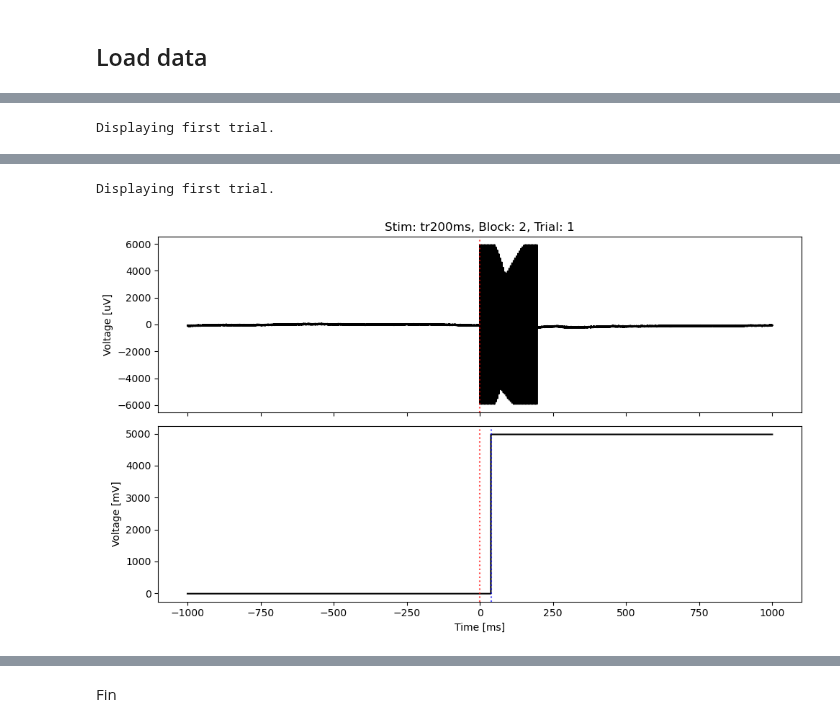
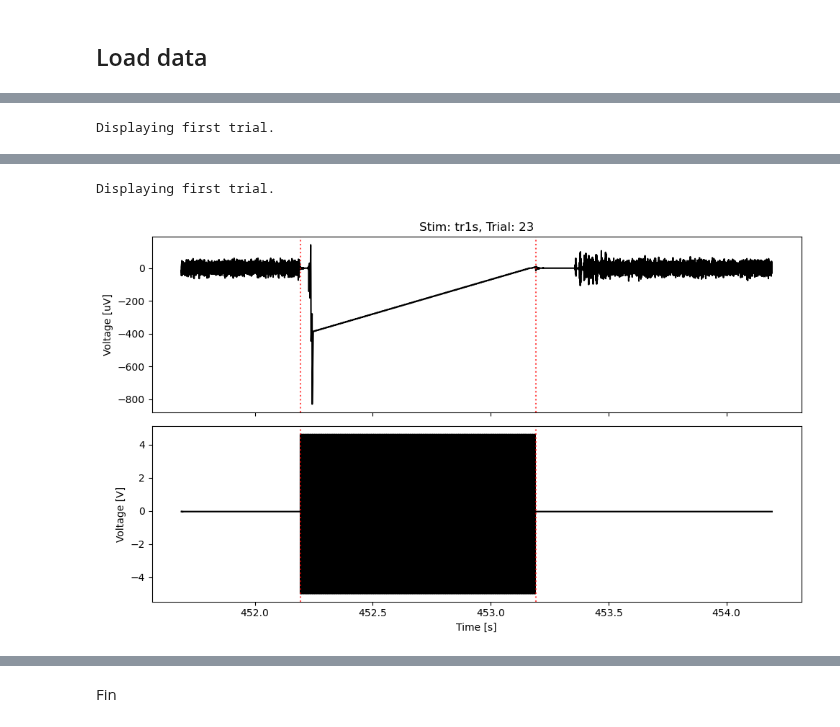
Before and after one commit to bladedcharleco/Npx_Analysis_Tools, a Jupyter notebook: ttl_sanity_check.ipynb, the cells around one changed output, grey strips where cells are left out. Cells and saved outputs as stored; diff of their text form; code cells hidden in the pictures.

Commit message:
added sanity check to confirm ttl times

```diff
--- a/ttl_sanity_check.ipynb
+++ b/ttl_sanity_check.ipynb
@@ -65,59 +150,73 @@ ttl_times_df = pd.read_csv(ttl_times_file)
 # %%
-# Define Npx and Obx chans to plot
-npx_chans = [50]
-obx_chans = [4]
-
-# Define saving folder, check if it exists
-save_folder = rf"M:\StimDM\M296\M296_3_g0\M296_3_g0_imec0\catgt_M296_3_g0"
-save_folder = os.path.join(save_folder, "stim_ttl_check")
-os.makedirs(save_folder, exist_ok=True)
+if save_folder is not None:
+    # Create saving_folder name, and check if save_folder exists, if not, create
+    save_folder = Path(save_folder, f"stim_ttl_check_{ttl_type}_{npx_data_type}")
+    os.makedirs(save_folder, exist_ok=True)
 # %%
-# Define correction factors
-correct_dict = {'tr100ms':33, 'tr200ms':40, 'tr400ms':49, 'tr600ms':57, 'tr800ms':66, 'tr1s':76, 'tr2s':86, 'tr4s':94, 'tr150ms':102, }
+# Define correction factors - write minus if subtraction
+correct_times = False
+correct_dict = {'tr100ms':-33, 'tr200ms':-40, 'tr400ms':-49, 'tr600ms':-57, 'tr800ms':-66, 'tr1s':-76, 'tr2s':-86, 'tr4s':-94, 'tr150ms':-102}
 # %%
-# Plot in a loop
+# Plot obx, npx traces in a loop
 seen_labels = set() # Initialize a set to track which labels have been displayed
-for row in ttl_times_df.itertuples(index=True):
-    # Set start and end times according to ttl pulse times
-    current_ttl_onset = row.s_timesP
-    tst = current_ttl_onset - 1
-    tnd = current_ttl_onset + 1
-    # Load Npx data snippet
-    npx_snippet, npt_snippet = load_ch_excerpt(npx_full_path, tStart=tst,
-                                                 tEnd = tnd, chanList = npx_chans);
-    # Load Obx data snippet
-    obx_snippet, obt_snippet = load_ch_excerpt(obx_full_path, tStart=tst,
-                                                 tEnd = tnd, chanList = obx_chans);
+for row in ttl_times_df.itertuples():
+    # Get current trace and time
+    obx_trace = row.obx_traces
+    npx_trace = row.npx_traces
 
-    # Convert absolute time to -1, +1 (onset = 0)
-    rel_npt = npt_snippet - current_ttl_onset
-    rel_obt = obt_snippet - current_ttl_onset
+    if zero_time:
+        obx_times = row.obx_time_za
+        npx_times = row.npx_time_za
+        x_time_label = "Time [ms]"
+        x_scalef = 1000
+    else:
+        obx_times = row.obx_trace_times
+        npx_times = row.npx_trace_times
+        x_time_label = "Time [s]"
+        x_scalef = 1
 
-    # Plot current snippet
+    # Get zero_time
+    obx_zero_shift_idx = int(np.abs(pre_win) * obx_SampRate) # Find sample where time = 0
+    obx_zero_onset = obx_times[obx_zero_shift_idx]
+    obx_zero_offset = obx_zero_onset + row.stim_dur
+    npx_zero_shift_idx = int(np.abs(pre_win) * npx_SampRate) # Find sample where time = 0
+    npx_zero_onset = npx_times[npx_zero_shift_idx]
+    npx_zero_offset = npx_zero_onset + row.stim_dur
+
+
+    # Start figure
     fig, ax = plt.subplots(2, 1, figsize=(10, 6), sharex=True)
-    ax[0].plot(rel_npt * 1000, npx_snippet[0, :], color='black')
+
+    # Plot current npx trace
+    ax[0].plot(npx_times * x_scalef, npx_trace, color='black')
     ax[0].set_ylabel("Voltage [uV]")
-    ax[0].set_title(f"Stim: {row.s_names}, Block: {row.block}, Trial: {row.trial}")
+    t_index = row.trial if hasattr(row, 'trial') else row.Index
+    ax[0].set_title(f"Stim: {row.s_names}, Trial: {t_index}")
 
-    # Plot onset
-    ax[0].axvline(x=0, color='red', linestyle=':', alpha=0.7)
+    # Plot onset/offset in npx trace
+    ax[0].axvline(x=npx_zero_onset, color='red', linestyle=':', alpha=0.7)
+    ax[0].axvline(x=npx_zero_offset, color='red', linestyle=':', alpha=0.7)
 
-    ax[1].plot(rel_obt * 1000, obx_snippet[0, :], color='black')
-    ax[1].set_xlabel("Time [ms]")
-    ax[1].set_ylabel("Voltage [mV]")
+    # Plot current event trace (obx)
+    ax[1].plot(obx_times * x_scalef, obx_trace, color='black')
+    ax[1].set_xlabel(x_time_label)
+    ax[1].set_ylabel("Voltage [V]")
 
-    # Plot onset
-    ax[1].axvline(x=0, color='red', linestyle=':', alpha=0.7)
+    # Plot onset/offset in event trace (obx)
+    ax[1].axvline(x=obx_zero_onset, color='red', linestyle=':', alpha=0.7)
+    ax[1].axvline(x=obx_zero_offset, color='red', linestyle=':', alpha=0.7)
 
-    # Plot onset of artifact in npx
-    current_correctf = correct_dict[row.s_names]
-    ax[1].axvline(x=current_correctf, color='blue', linestyle=':', alpha=0.7)
+    # Plot corrected onset in npx
+    if correct_times:
+        current_correctf = correct_dict[row.s_names]
+        corr_onset = obx_zero_onset + current_correctf
+        ax[1].axvline(x=corr_onset, color='blue', linestyle=':', alpha=0.7)
     #ax[1].set_xticks([-1, 0, 1])
 
     plt.tight_layout()
 
     # Save every plot to your save_folder
-    save_name = os.path.join(save_folder, f"ttl_align_pulse_{row.s_names}_{row.block}_{row.trial}.png")
+    save_name = Path(save_folder, f"ttl_aligned_pulse_{row.s_names}_{t_index}.png")
     fig.savefig(save_name)
 
     # Display only the first example for each stim type
@@ -125,6 +224,7 @@ for row in ttl_times_df.itertuples(index=True):
         print("Displaying first trial.")
         plt.show()
         seen_labels.add(row.s_names) # Mark this label as seen
+
     # Close the figure to optimize RAM
     plt.close(fig)
 # %% [output]
@@ -133,2 +233,2 @@ Displaying first trial.
 Displaying first trial.
-[figure, old version]
+[figure, new version]
```
Also changed, not shown: parts of 16 cells of this notebook, 3 other files.
